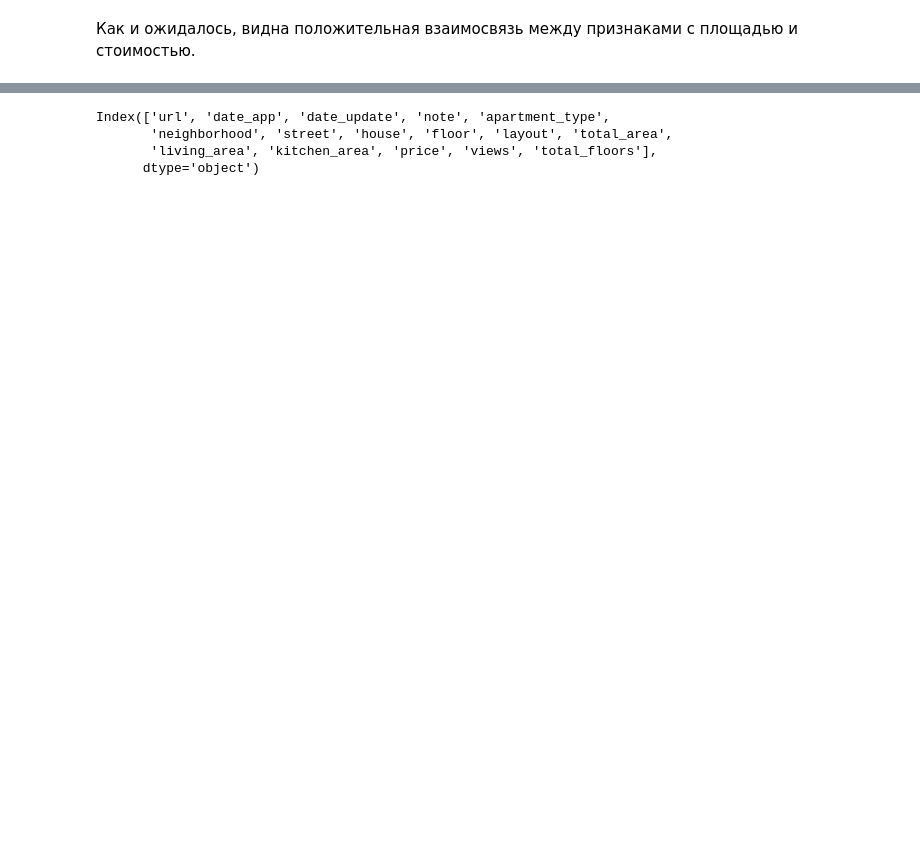
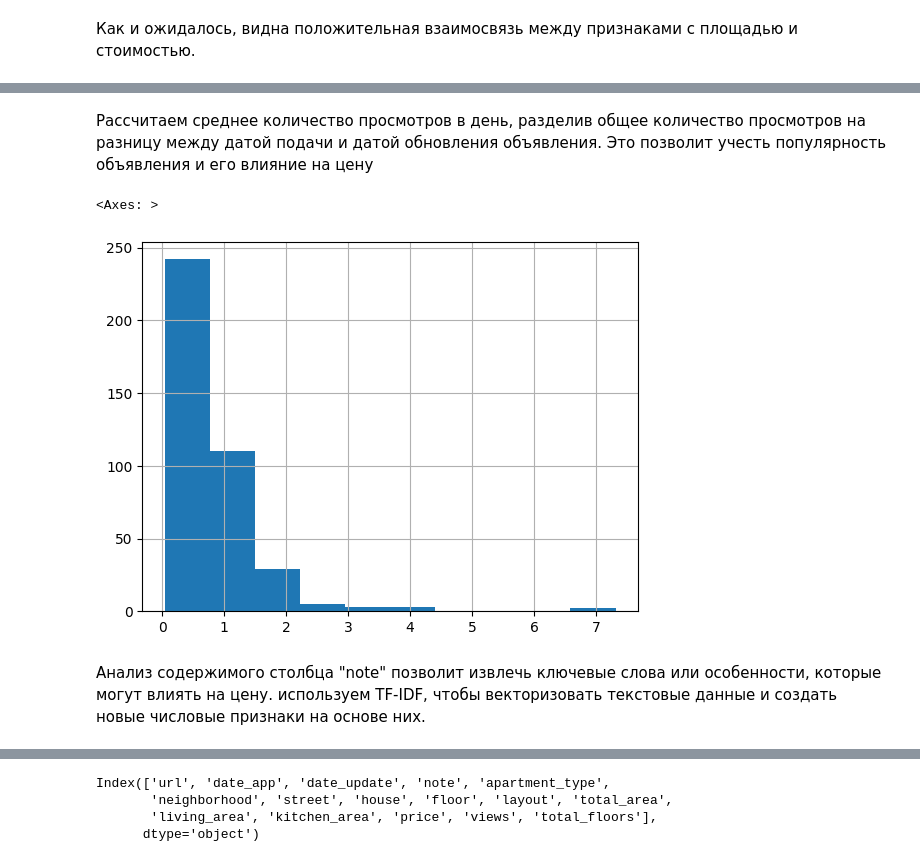
Before and after one commit to ZigangareevaS/test_belka, a Jupyter notebook: housing_price.ipynb, the cells around one changed output, grey strips where cells are left out. Saved outputs shown, nothing was run; the diff lists cells and outputs as text; code cells hidden in the pictures; blank space fills up the shorter version.

```diff
--- a/housing_price.ipynb
+++ b/housing_price.ipynb
@@ -402,0 +440,11 @@ sns.pairplot(
+# %% [markdown]
+Рассчитаем среднее количество просмотров в день, разделив общее количество просмотров на разницу между датой подачи и датой обновления объявления. Это позволит учесть популярность объявления и его влияние на цену
+# %%
+df['mean_views'] = df['views']/df['age']
+# %%
+df['mean_views'].hist()
+# %% [output]
+<Axes: >
+[figure, added]
+# %% [markdown]
+Анализ содержимого столбца "note" позволит извлечь ключевые слова или особенности, которые могут влиять на цену. используем TF-IDF, чтобы векторизовать текстовые данные и создать новые числовые признаки на основе них.
```
Also changed, not shown: parts of 18 cells of this notebook.
